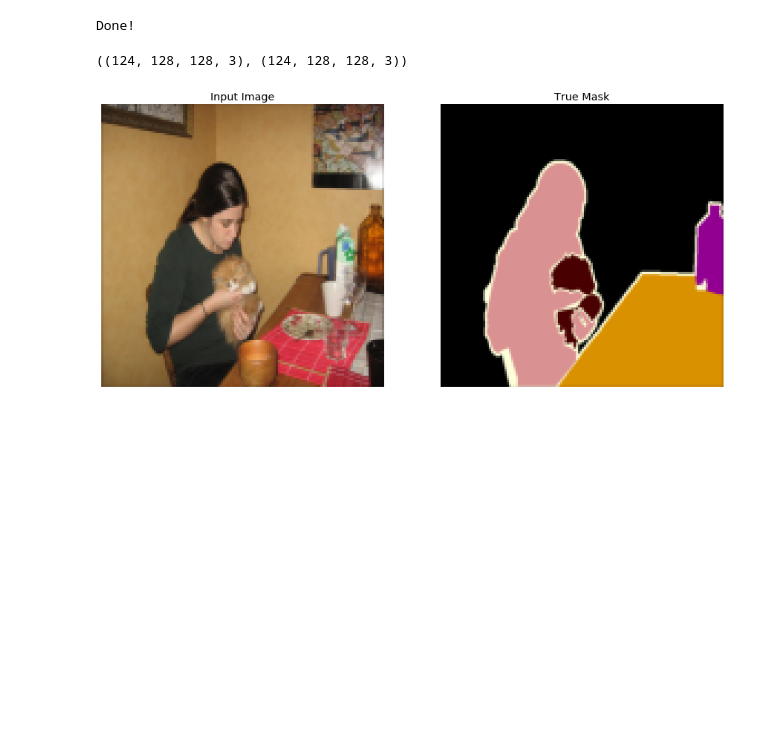
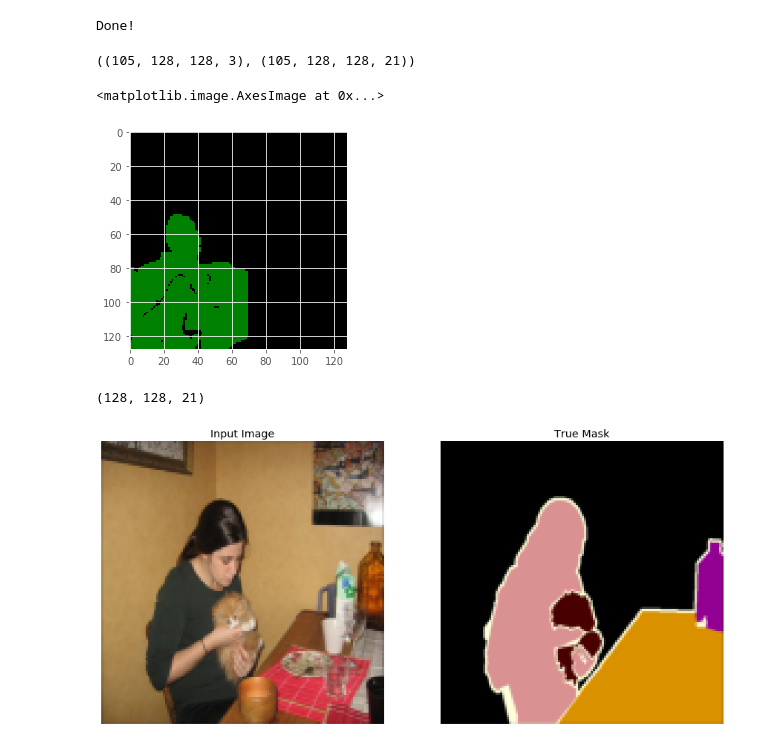
Before and after one commit to puhuk/Paper-Implementation, a Jupyter notebook: Image_Network/SegNet/Segnet_Keras.ipynb, the cells around one changed output. Drawn from its saved outputs; the diff is of its cells as text; code cells hidden in the pictures; blank space fills up the shorter version.

```diff
--- a/Image_Network/SegNet/Segnet_Keras.ipynb
+++ b/Image_Network/SegNet/Segnet_Keras.ipynb
@@ -82,9 +187,18 @@ Done!
 # %%
 X_train, X_valid, y_train, y_valid = train_test_split(X, y, test_size=0.15, random_state=2020)
 # %%
-X.shape, y.shape
+X_train.shape, y_train.shape
 # %% [output]
-((124, 128, 128, 3), (124, 128, 128, 3))
+((105, 128, 128, 3), (105, 128, 128, 21))
+# %%
+plt.imshow(decode_segmap(np.argmax(y_train[1].squeeze(), axis=2)))
+# %% [output]
+<matplotlib.image.AxesImage at 0x...>
+[figure, added]
+# %%
+one_hot.shape
+# %% [output]
+(128, 128, 21)
 # %%
 def display(display_list):
     plt.figure(figsize=(15, 15))
```
Also changed, not shown: parts of 15 cells of this notebook.
